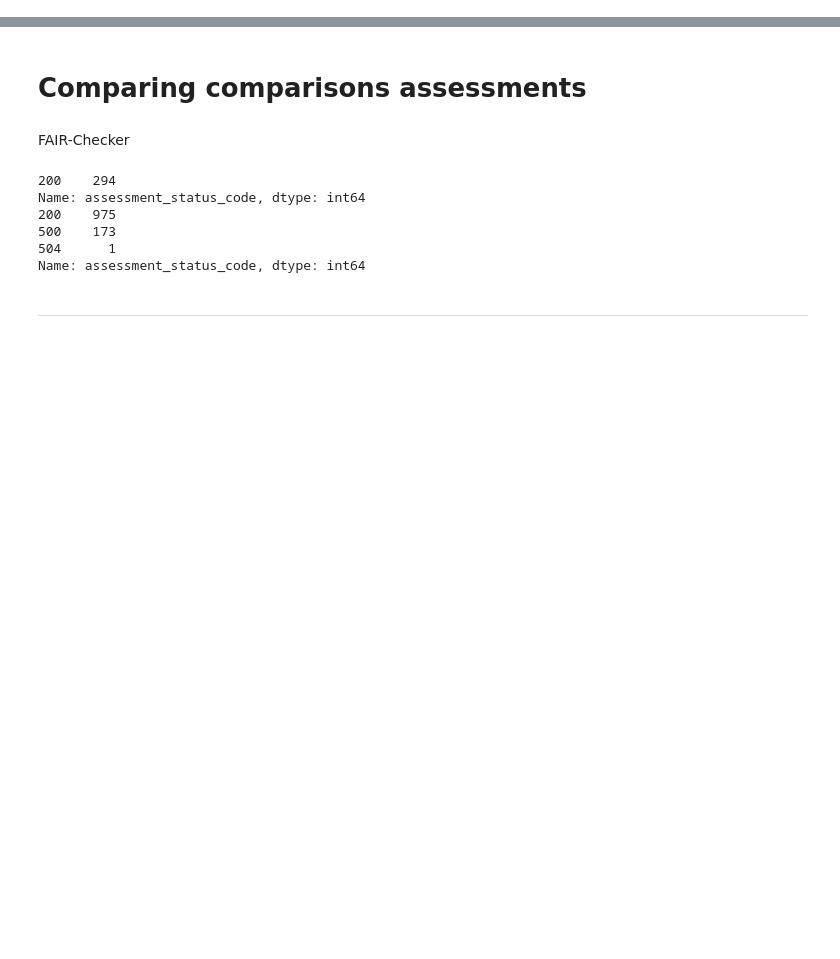
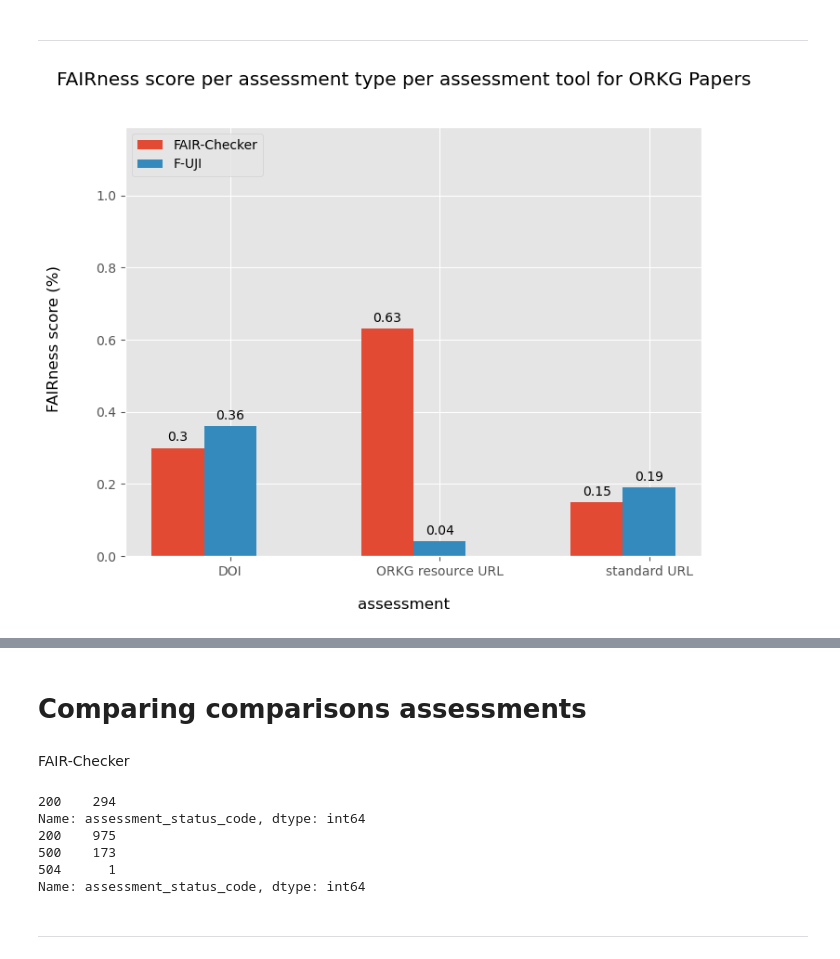
Before and after one commit to mwurzbacher/FAIRness-assessment-tools-evaluation-using-ORKG, a Jupyter notebook: Comparisons_graphs.ipynb, the cells around one changed output, grey strips where cells are left out. Cells and saved outputs as stored; diff of their text form; code cells hidden in the pictures; blank space fills up the shorter version.

Commit message:
comparing visualizations for papers (fair-checker + f-uji)

```diff
--- a/Comparisons_graphs.ipynb
+++ b/Comparisons_graphs.ipynb
@@ -67,0 +193,4 @@ def adjust_fes_metric_names(mname):
+# %%
+all_papers_df = pd.merge(fcheck_papers_all_df, fuji_papers_all_df, on="paper", suffixes=("_fcheck", "_fuji"))
+fcheck_papers_all_df = all_papers_df[["paper", "FAIR_assessment_doi", "FAIR_assessment_url", "FAIR_assessment_std"]]
+fuji_papers_all_df = all_papers_df[["paper", "metric", "score_earned_doi", "score_total_doi", "score_earned_url", "score_total_url", "score_earned_std", "score_total_std"]]
@@ -67,0 +216,14 @@ def adjust_fes_metric_names(mname):
+# %%
+fuji_papers_all_df = expand_fuji_df(fuji_papers_all_df)
+fuji_papers_all_df_total = fuji_papers_all_df.groupby("paper").agg({
+    "score_earned_doi": "sum",
+    "score_total_doi": "sum",
+    "score_earned_url": "sum",
+    "score_total_url": "sum",
+    "score_earned_std": "sum",
+    "score_total_std": "sum"
+}).reset_index()
+fuji_papers_all_df_total["score_percent_doi"] = fuji_papers_all_df_total.apply(lambda x: x["score_earned_doi"]/x["score_total_doi"], axis=1)
+fuji_papers_all_df_total["score_percent_url"] = fuji_papers_all_df_total.apply(lambda x: x["score_earned_url"]/x["score_total_url"], axis=1)
+fuji_papers_all_df_total["score_percent_std"] = fuji_papers_all_df_total.apply(lambda x: x["score_earned_std"]/x["score_total_std"], axis=1)
+fuji_papers_all_df_total
@@ -67,0 +265,32 @@ def adjust_fes_metric_names(mname):
+# %% [markdown]
+_____________________________________________________________
+# %%
+assessments = ("DOI", "ORKG resource URL", "standard URL")
+
+fairscores = {
+    "FAIR-Checker": (np.mean(fcheck_papers_all_df_total["score_percent_doi"]).round(decimals=2), np.mean(fcheck_papers_all_df_total["score_percent_url"]).round(decimals=2), np.mean(fcheck_papers_all_df_total["score_percent_std"]).round(decimals=2)),
+    "F-UJI": (np.mean(fuji_papers_all_df_total["score_percent_doi"]).round(decimals=2), np.mean(fuji_papers_all_df_total["score_percent_url"]).round(decimals=2), np.mean(fuji_papers_all_df_total["score_percent_std"]).round(decimals=2))
+}
+
+x = np.arange(len(assessments))
+width = 0.25
+multiplier = 0
+
+fig, ax = plt.subplots(figsize=(8,6))
+for attribute, measurement in fairscores.items():
+    offset = width * multiplier
+    rects = ax.bar(x + offset, measurement, width, label=attribute)
+    ax.bar_label(rects, padding=3)
+    multiplier += 1
+
+ax.set_xticks(x + width, assessments)
+ax.set_ylim(0, 1.19)
+handles, labels = ax.get_legend_handles_labels()
+ax.legend(handles, labels, loc="upper left")
+
+fig.supylabel("FAIRness score (%)")
+fig.supxlabel("assessment")
+fig.suptitle("FAIRness score per assessment type per assessment tool for ORKG Papers", fontsize="x-large")
+plt.show()
+# %% [output]
+[figure, added]
```
Also changed, not shown: parts of 28 cells of this notebook.
